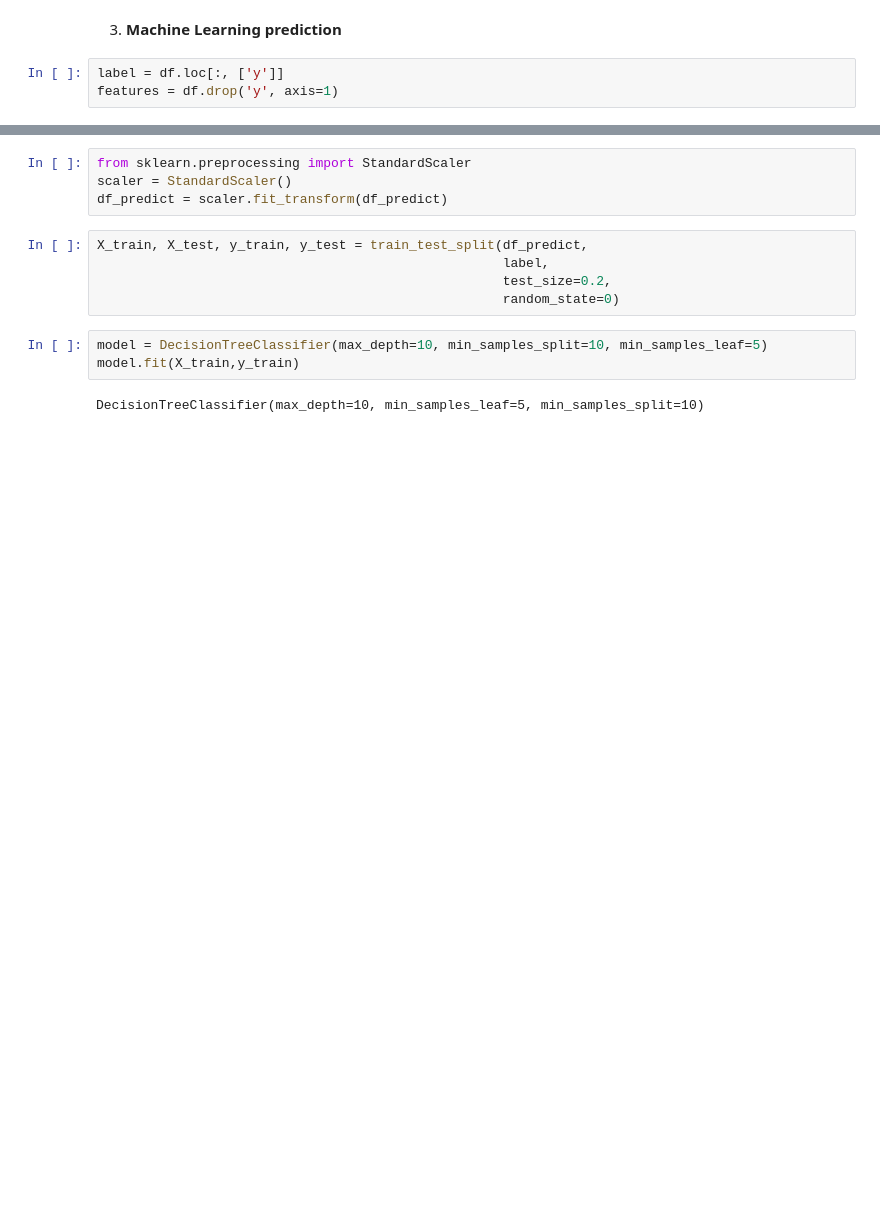
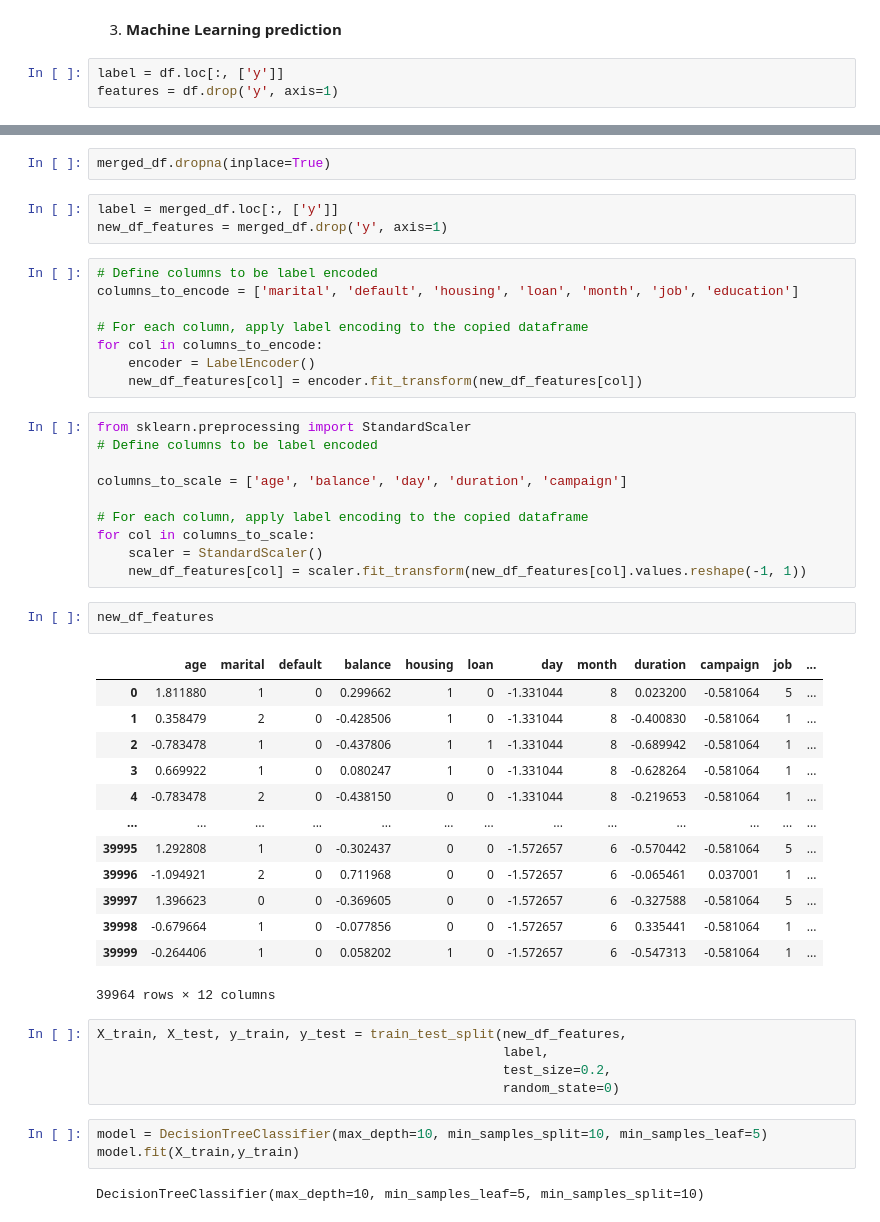
Before and after one commit to hugofmonteiro/cdGWoVOzIWXGxO4j, a Jupyter notebook: notebooks/termDeposit_EDA.ipynb, the cells around one changed output, grey strips where cells are left out. Cells and saved outputs as stored; diff of their text form; blank space fills up the shorter version.

```diff
--- a/notebooks/termDeposit_EDA.ipynb
+++ b/notebooks/termDeposit_EDA.ipynb
@@ -546,9 +602,44 @@ dtype: int64
+# %%
+merged_df.dropna(inplace=True)
+# %%
+label = merged_df.loc[:, ['y']]
+new_df_features = merged_df.drop('y', axis=1)
+# %%
+# Define columns to be label encoded
+columns_to_encode = ['marital', 'default', 'housing', 'loan', 'month', 'job', 'education']
+
+# For each column, apply label encoding to the copied dataframe
+for col in columns_to_encode:
+    encoder = LabelEncoder()
+    new_df_features[col] = encoder.fit_transform(new_df_features[col])
 # %%
 from sklearn.preprocessing import StandardScaler
-scaler = StandardScaler()
-df_predict = scaler.fit_transform(df_predict)
+# Define columns to be label encoded
+
+columns_to_scale = ['age', 'balance', 'day', 'duration', 'campaign']
+
+# For each column, apply label encoding to the copied dataframe
+for col in columns_to_scale:
+    scaler = StandardScaler()
+    new_df_features[col] = scaler.fit_transform(new_df_features[col].values.reshape(-1, 1))
+# %%
+new_df_features
+# %% [output]
+|  | age | marital | default | balance | housing | loan | day | month | duration | campaign | job | ... |
+| 0 | 1.811880 | 1 | 0 | 0.299662 | 1 | 0 | -1.331044 | 8 | 0.023200 | -0.581064 | 5 | ... |
+| 1 | 0.358479 | 2 | 0 | -0.428506 | 1 | 0 | -1.331044 | 8 | -0.400830 | -0.581064 | 1 | ... |
+| 2 | -0.783478 | 1 | 0 | -0.437806 | 1 | 1 | -1.331044 | 8 | -0.689942 | -0.581064 | 1 | ... |
+| 3 | 0.669922 | 1 | 0 | 0.080247 | 1 | 0 | -1.331044 | 8 | -0.628264 | -0.581064 | 1 | ... |
+| 4 | -0.783478 | 2 | 0 | -0.438150 | 0 | 0 | -1.331044 | 8 | -0.219653 | -0.581064 | 1 | ... |
+| ... | ... | ... | ... | ... | ... | ... | ... | ... | ... | ... | ... | ... |
+| 39995 | 1.292808 | 1 | 0 | -0.302437 | 0 | 0 | -1.572657 | 6 | -0.570442 | -0.581064 | 5 | ... |
+| 39996 | -1.094921 | 2 | 0 | 0.711968 | 0 | 0 | -1.572657 | 6 | -0.065461 | 0.037001 | 1 | ... |
+| 39997 | 1.396623 | 0 | 0 | -0.369605 | 0 | 0 | -1.572657 | 6 | -0.327588 | -0.581064 | 5 | ... |
+| 39998 | -0.679664 | 1 | 0 | -0.077856 | 0 | 0 | -1.572657 | 6 | 0.335441 | -0.581064 | 1 | ... |
+| 39999 | -0.264406 | 1 | 0 | 0.058202 | 1 | 0 | -1.572657 | 6 | -0.547313 | -0.581064 | 1 | ... |
+39964 rows × 12 columns
 # %%
-X_train, X_test, y_train, y_test = train_test_split(df_predict,
+X_train, X_test, y_train, y_test = train_test_split(new_df_features,
                                                     label,
                                                     test_size=0.2,
                                                     random_state=0)
```
Also changed, not shown: parts of 28 cells of this notebook, 1 other file.
